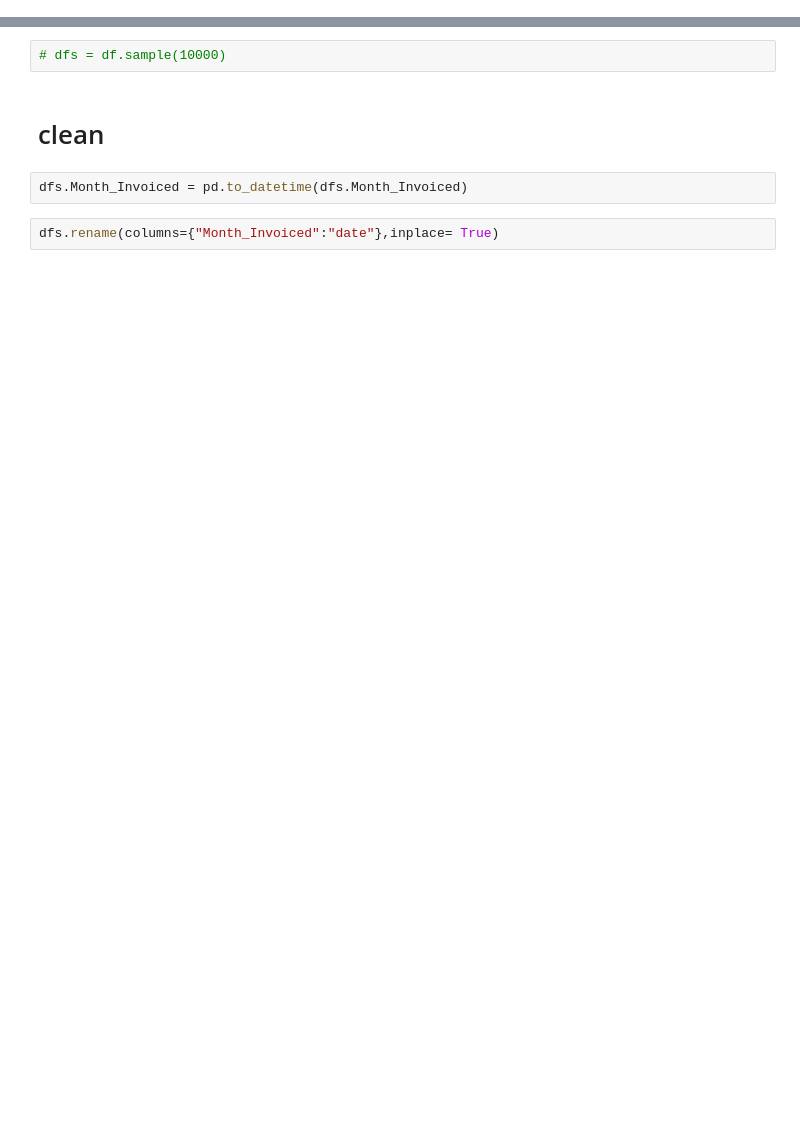
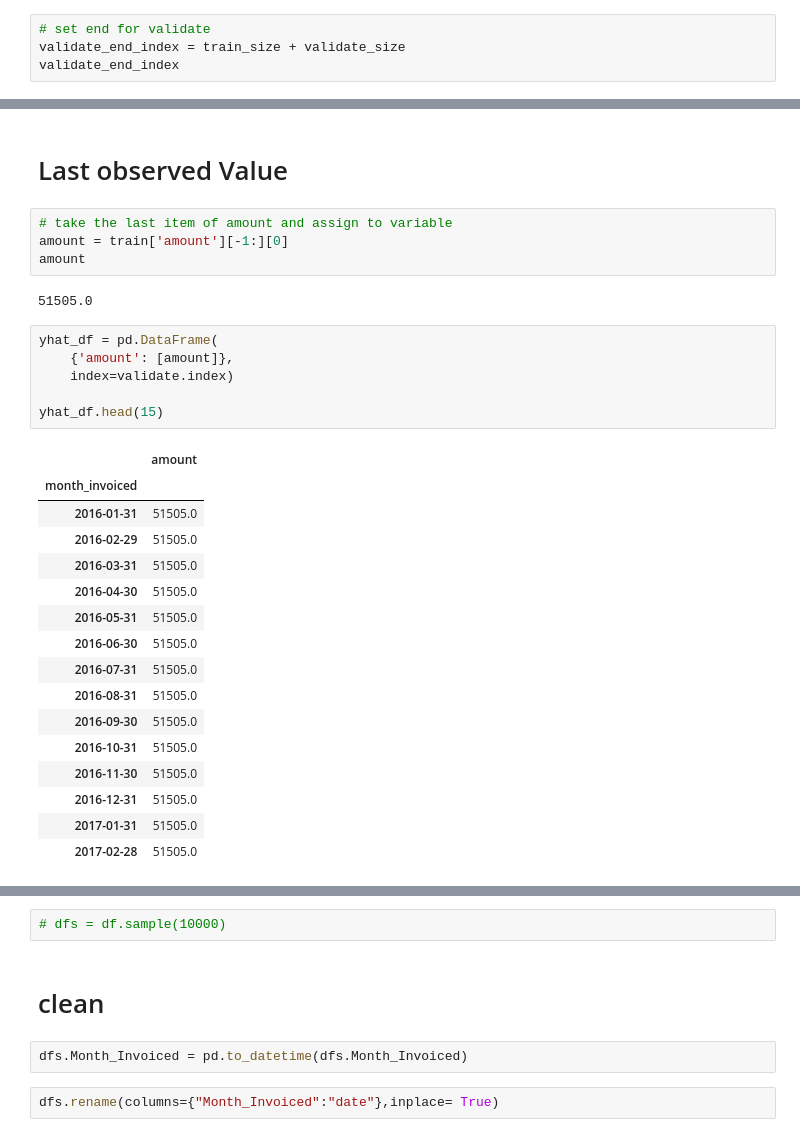
Before and after one commit to brandontnavarrete/timeseries-excercise, a Jupyter notebook: model.ipynb, the cells around one changed output, grey strips where cells are left out. Saved outputs shown, nothing was run; the diff lists cells and outputs as text; blank space fills up the shorter version.

```diff
--- a/model.ipynb
+++ b/model.ipynb
@@ -12,0 +49,4 @@ dfs = pd.read_csv('saas.csv')
+# %%
+# set end for validate
+validate_end_index = train_size + validate_size
+validate_end_index
@@ -12,0 +140,31 @@ dfs = pd.read_csv('saas.csv')
+# %% [markdown]
+# Last observed Value
+# %%
+# take the last item of amount and assign to variable
+amount = train['amount'][-1:][0]
+amount
+# %% [output]
+51505.0
+# %%
+yhat_df = pd.DataFrame(
+    {'amount': [amount]},
+    index=validate.index)
+
+yhat_df.head(15)
+# %% [output]
+|  | amount |
+| month_invoiced |  |
+| 2016-01-31 | 51505.0 |
+| 2016-02-29 | 51505.0 |
+| 2016-03-31 | 51505.0 |
+| 2016-04-30 | 51505.0 |
+| 2016-05-31 | 51505.0 |
+| 2016-06-30 | 51505.0 |
+| 2016-07-31 | 51505.0 |
+| 2016-08-31 | 51505.0 |
+| 2016-09-30 | 51505.0 |
+| 2016-10-31 | 51505.0 |
+| 2016-11-30 | 51505.0 |
+| 2016-12-31 | 51505.0 |
+| 2017-01-31 | 51505.0 |
+| 2017-02-28 | 51505.0 |
```
Also changed, not shown: parts of 55 cells of this notebook.
